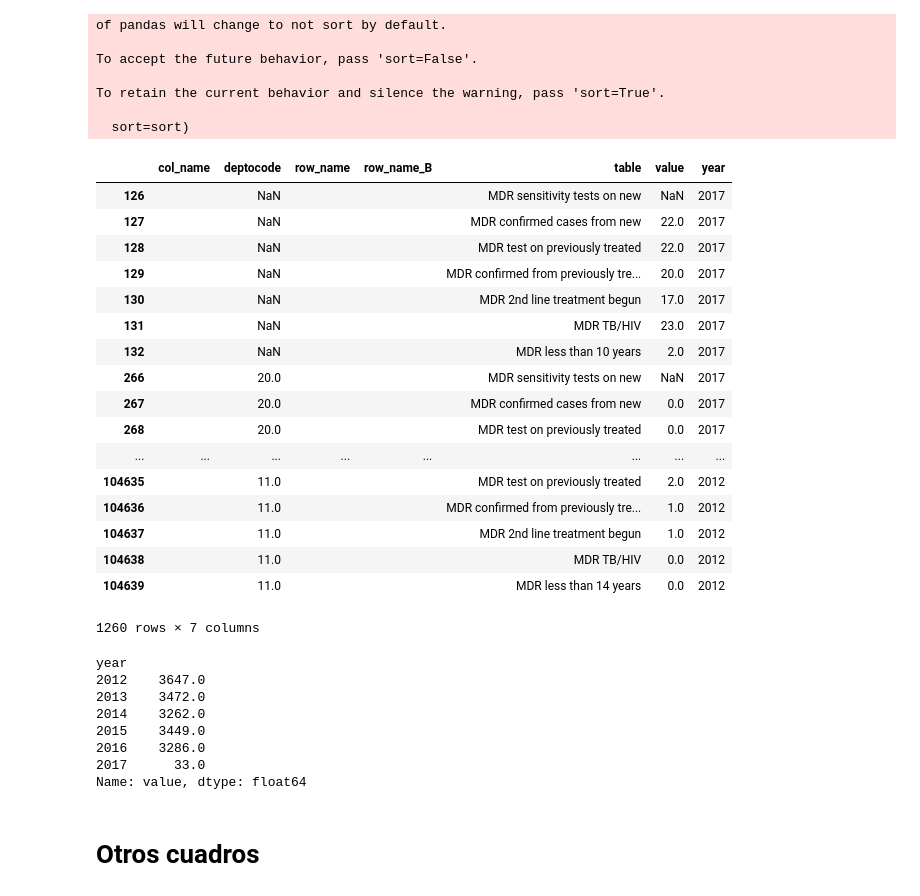
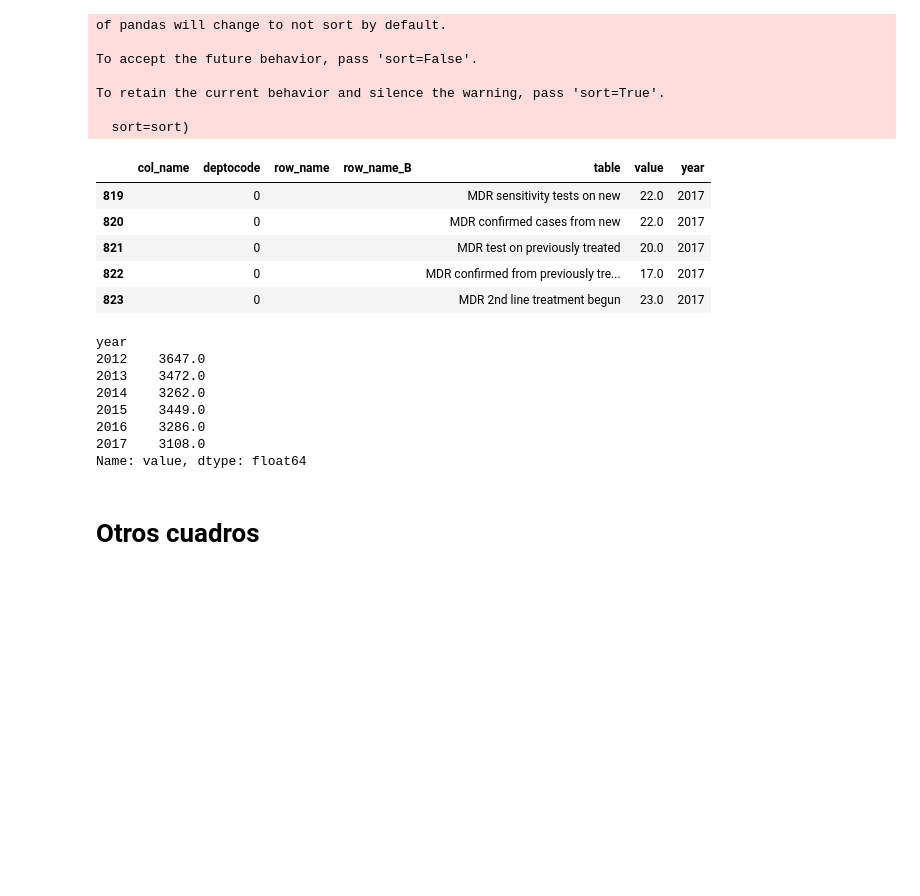
Before and after one commit to Guitlle/gf, a Jupyter notebook: outcome_measurement/tuberculosis/gtm/Guatemala - TB treatment cohorts data preprocessing.ipynb, the cells around one changed output. Cells and saved outputs as stored; diff of their text form; code cells hidden in the pictures; blank space fills up the shorter version.

Commit message:
intration of 2017 cohort data finished, reviewing

```diff
--- a/outcome_measurement/tuberculosis/gtm/Guatemala - TB treatment cohorts data preprocessing.ipynb
+++ b/outcome_measurement/tuberculosis/gtm/Guatemala - TB treatment cohorts data preprocessing.ipynb
@@ -734,33 +719,34 @@ del datadf["temp_multiplier"]
 # %%
 datadf.to_csv("../../../../Outcome Measurement Data/TUBERCULOSIS/GTM - Tx cohort data 2012-2017.csv")
 # %%
-datadf[datadf.table.apply(lambda x: x.startswith("MDR"))]
+datadf[datadf.table.apply(lambda x: x.startswith("MDR"))].head()
 # %% [output]
 |  | col_name | deptocode | row_name | row_name_B | table | value | year |
-| 126 |  | NaN |  |  | MDR sensitivity tests on new | NaN | 2017 |
-| 127 |  | NaN |  |  | MDR confirmed cases from new | 22.0 | 2017 |
-| 128 |  | NaN |  |  | MDR test on previously treated | 22.0 | 2017 |
-| 129 |  | NaN |  |  | MDR confirmed from previously tre... | 20.0 | 2017 |
-| 130 |  | NaN |  |  | MDR 2nd line treatment begun | 17.0 | 2017 |
-| 131 |  | NaN |  |  | MDR TB/HIV | 23.0 | 2017 |
-| 132 |  | NaN |  |  | MDR less than 10 years | 2.0 | 2017 |
-| 266 |  | 20.0 |  |  | MDR sensitivity tests on new | NaN | 2017 |
-| 267 |  | 20.0 |  |  | MDR confirmed cases from new | 0.0 | 2017 |
-| 268 |  | 20.0 |  |  | MDR test on previously treated | 0.0 | 2017 |
-| ... | ... | ... | ... | ... | ... | ... | ... |
-| 104635 |  | 11.0 |  |  | MDR test on previously treated | 2.0 | 2012 |
-| 104636 |  | 11.0 |  |  | MDR confirmed from previously tre... | 1.0 | 2012 |
-| 104637 |  | 11.0 |  |  | MDR 2nd line treatment begun | 1.0 | 2012 |
-| 104638 |  | 11.0 |  |  | MDR TB/HIV | 0.0 | 2012 |
-| 104639 |  | 11.0 |  |  | MDR less than 14 years | 0.0 | 2012 |
+| 819 |  | 0 |  |  | MDR sensitivity tests on new | 22.0 | 2017 |
+| 820 |  | 0 |  |  | MDR confirmed cases from new | 22.0 | 2017 |
+| 821 |  | 0 |  |  | MDR test on previously treated | 20.0 | 2017 |
+| 822 |  | 0 |  |  | MDR confirmed from previously tre... | 17.0 | 2017 |
+| 823 |  | 0 |  |  | MDR 2nd line treatment begun | 23.0 | 2017 |
-1260 rows × 7 columns
 # %%
-# Lets start with the missing basic data for pediatric and extrapulmonares cases:
+# To sum all the new cases per year, do this:
 temp = datadf[#(datadf.row_name_.isin(["FALLECIDOS"])) &
               (datadf.col_name.isin(["TOTAL"])) &
-       (datadf.table.isin(["Nuevos Pulmonares BK+", "Nuevos Pulmonares BK-", "Nuevos Pediatricos",
-                          "Nuevos Extrapulmonares", "Nuevos TB/VIH", "Retratamiento"
-                          ])) &
+       ((datadf.year <=2016) & datadf.table.isin([
+                "Nuevos Pulmonares BK+",
+                "Nuevos Pulmonares BK-",
+                "Nuevos Pediatricos",
+                "Nuevos Extrapulmonares",
+                "Nuevos TB/VIH", "Retratamiento"
+            ]) |
+       # 2017
+       ((datadf.year == 2017) & datadf.table.isin([
+               "Nuevos Pulmonares Bact Conf",
+               "Nuevos Pulmonares pediatricos Bact Conf",
+               "Nuevos Pulmonares Dx Clinico",
+               "Nuevos Extrapulmonares Bact Conf",
+               "Nuevos Extrapulmonares Dx Clinico"
+            ]))
+       ) &
        (datadf.deptocode!=0)].\
     groupby(["year"]).value.sum()
 #temp["total"] = temp.sum(axis=1)
@@ -775,7 +761,7 @@ year
 2014    3262.0
 2015    3449.0
 2016    3286.0
-2017      33.0
+2017    3108.0
 Name: value, dtype: float64
 # %% [markdown]
 # Otros cuadros
```
Also changed, not shown: parts of 4 cells of this notebook.
